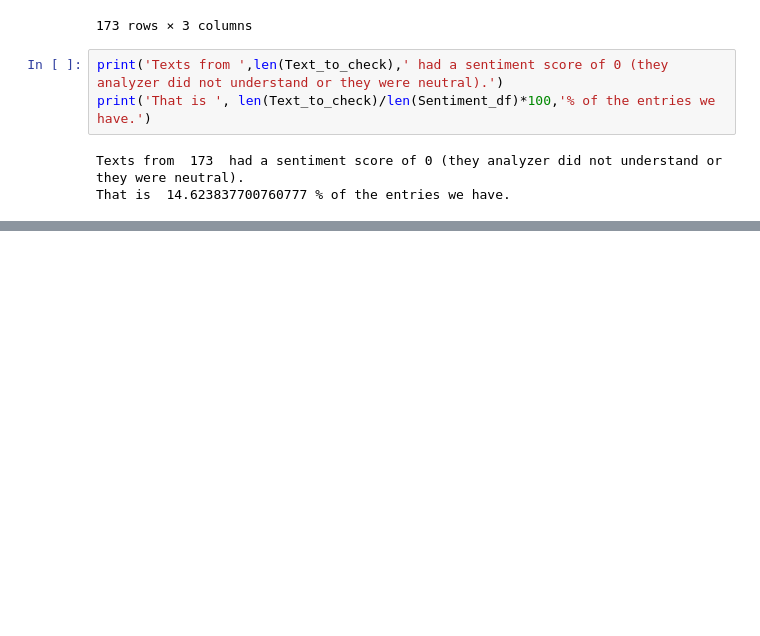
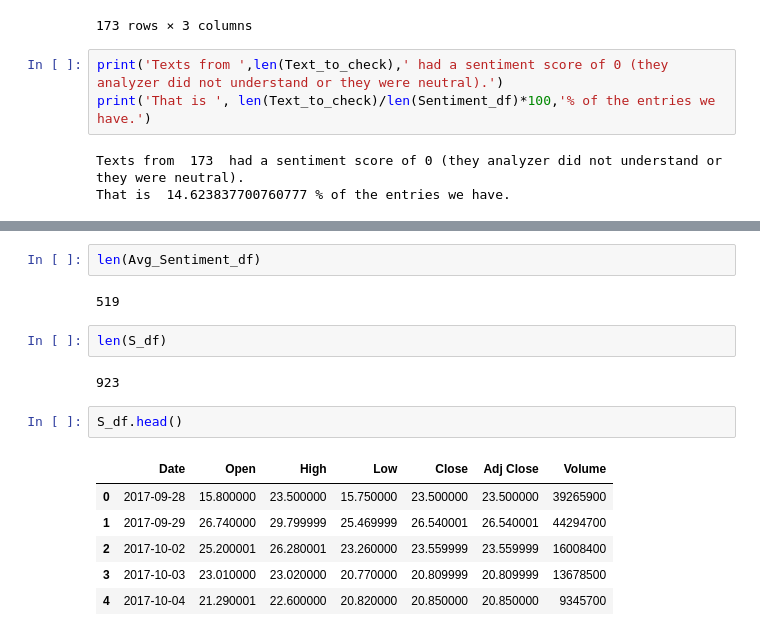
Before and after one commit to stevenkyle2013/Capstone, a Jupyter notebook: Main.ipynb, the cells around one changed output, grey strips where cells are left out. Cells and saved outputs as stored; diff of their text form; blank space fills up the shorter version.

```diff
--- a/Main.ipynb
+++ b/Main.ipynb
@@ -330,0 +341,17 @@ Name: Date, Length: 519, dtype: int64
+# %%
+len(Avg_Sentiment_df)
+# %% [output]
+519
+# %%
+len(S_df)
+# %% [output]
+923
+# %%
+S_df.head()
+# %% [output]
+|  | Date | Open | High | Low | Close | Adj Close | Volume |
+| 0 | 2017-09-28 | 15.800000 | 23.500000 | 15.750000 | 23.500000 | 23.500000 | 39265900 |
+| 1 | 2017-09-29 | 26.740000 | 29.799999 | 25.469999 | 26.540001 | 26.540001 | 44294700 |
+| 2 | 2017-10-02 | 25.200001 | 26.280001 | 23.260000 | 23.559999 | 23.559999 | 16008400 |
+| 3 | 2017-10-03 | 23.010000 | 23.020000 | 20.770000 | 20.809999 | 20.809999 | 13678500 |
+| 4 | 2017-10-04 | 21.290001 | 22.600000 | 20.820000 | 20.850000 | 20.850000 | 9345700 |
```
Also changed, not shown: parts of 20 cells of this notebook.
